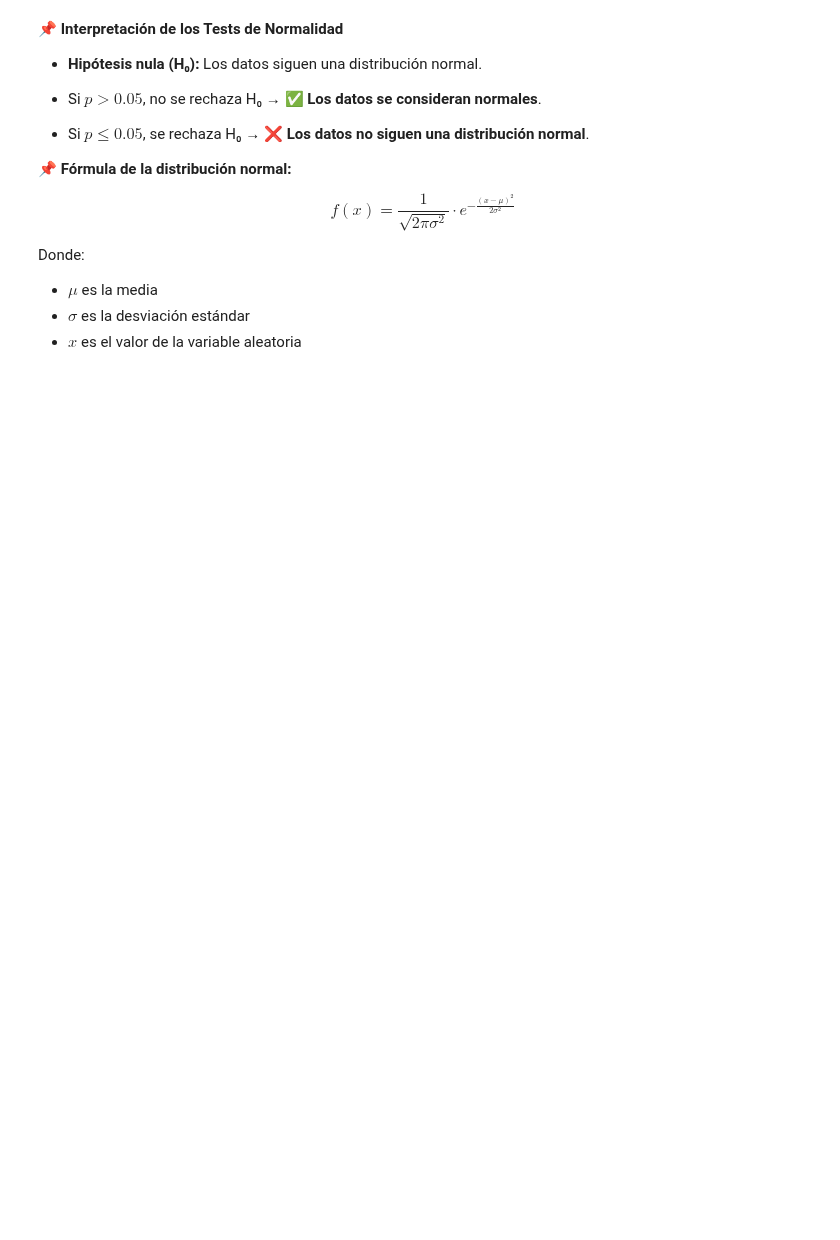
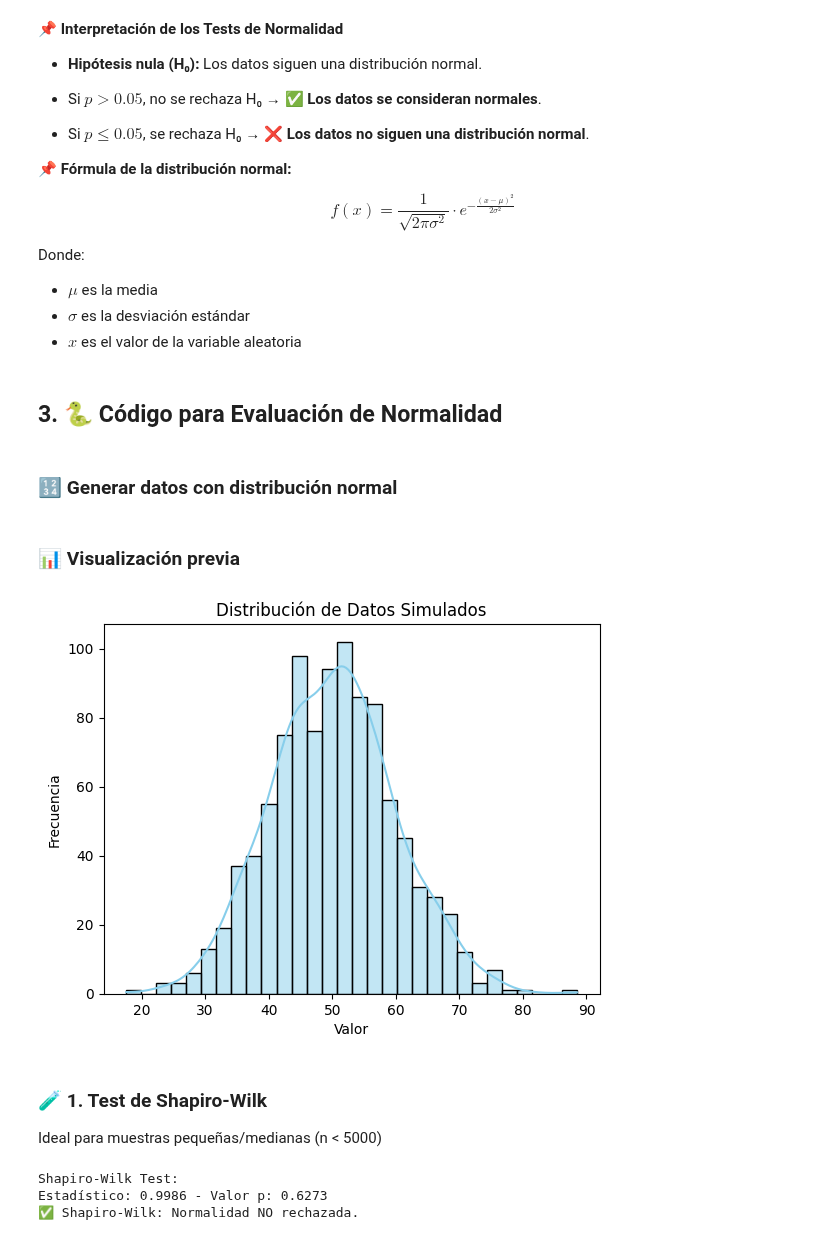
Before and after one commit to diadasiachilensis/data-science, a Jupyter notebook: distribuciones/ditribucion-normal.ipynb, the cells around one changed output. Drawn from its saved outputs; the diff is of its cells as text; code cells hidden in the pictures; blank space fills up the shorter version.

```diff
--- a/distribuciones/ditribucion-normal.ipynb
+++ b/distribuciones/ditribucion-normal.ipynb
@@ -184,3 +184,37 @@ Donde:
 - $\mu $ es la media
 - $ \sigma $ es la desviación estándar
 - $ x $ es el valor de la variable aleatoria
+# %% [markdown]
+## 3. 🐍 Código para Evaluación de Normalidad
+# %% [markdown]
+### 🔢 Generar datos con distribución normal
+# %%
+np.random.seed(42)
+datos = np.random.normal(loc=50, scale=10, size=1000)
+# %% [markdown]
+### 📊 Visualización previa
+# %%
+sns.histplot(datos, kde=True, bins=30, color="skyblue")
+plt.title("Distribución de Datos Simulados")
+plt.xlabel("Valor")
+plt.ylabel("Frecuencia")
+plt.show()
+# %% [output]
+[figure, added]
+# %% [markdown]
+### 🧪 1. Test de Shapiro-Wilk
+
+Ideal para muestras pequeñas/medianas (n < 5000)
+# %%
+stat_shapiro, p_shapiro = shapiro(datos)
+print("Shapiro-Wilk Test:")
+print(f"Estadístico: {stat_shapiro:.4f} - Valor p: {p_shapiro:.4f}")
+
+if p_shapiro > 0.05:
+    print("✅ Shapiro-Wilk: Normalidad NO rechazada.")
+else:
+    print("❌ Shapiro-Wilk: Se rechaza normalidad.")
+# %% [output]
+Shapiro-Wilk Test:
+Estadístico: 0.9986 - Valor p: 0.6273
+✅ Shapiro-Wilk: Normalidad NO rechazada.
```
Also changed, not shown: parts of 8 cells of this notebook.
